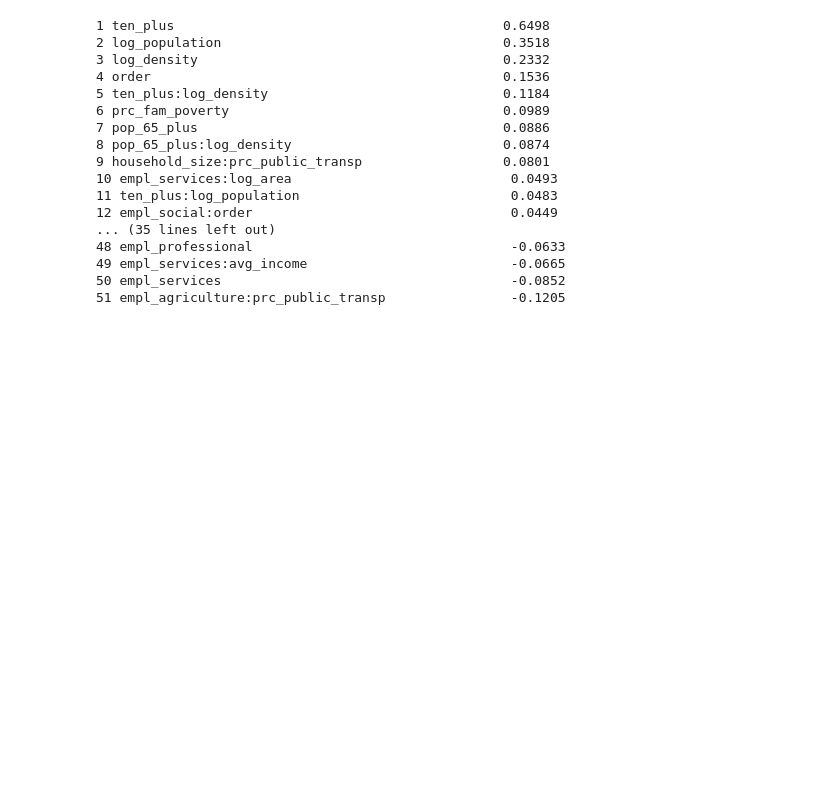
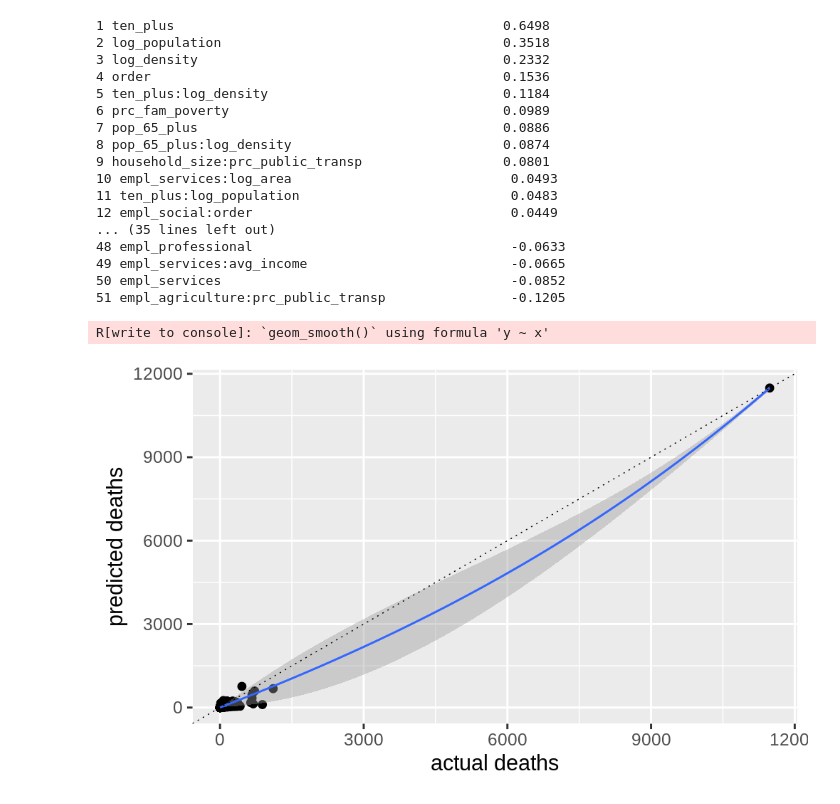
Before and after one commit to aejurgensen/Covid-19, a Jupyter notebook: models_interactions.ipynb, the cells around one changed output. Saved outputs shown, nothing was run; the diff lists cells and outputs as text; code cells hidden in the pictures; blank space fills up the shorter version.

Commit message:
examined model from elasticnet with interaction terms data

```diff
--- a/models_interactions.ipynb
+++ b/models_interactions.ipynb
@@ -532,7 +532,7 @@ with case data, with interactions                       0.636    60664.3
 log predictors, no case data, with interactions         0.980     3270.0        2.1
 log predictors, with case data, with interactions       0.949     8471.3        2.1
 # %%
-# look at models using log predictors, no case data, with interactions using l1_ratio = 1.0 and 0.9
+# look at models using log predictors, no case data, with interactions using l1_ratio = 1.0, 0.9, and 0.7
 ttr_encv10.fit(inter_log_noCases, abbrev["deaths"])
 print("l1_ratio = 1.0")
 print("variables with coeff==0: ", len(ttr_encv10.regressor_.coef_[ttr_encv10.regressor_.coef_ == 0.0]))
@@ -543,7 +543,12 @@ ttr_encv9.fit(inter_log_noCases, abbrev["deaths"])
 print("l1_ratio = 0.9")
 print("variables with coeff==0: ", len(ttr_encv9.regressor_.coef_[ttr_encv9.regressor_.coef_ == 0.0]))
 print("variables with non-zero coeff: ", len(ttr_encv9.regressor_.coef_[ttr_encv9.regressor_.coef_ != 0.0]))
+print()
 
+ttr_encv7.fit(inter_log_noCases, abbrev["deaths"])
+print("l1_ratio = 0.9")
+print("variables with coeff==0: ", len(ttr_encv7.regressor_.coef_[ttr_encv7.regressor_.coef_ == 0.0]))
+print("variables with non-zero coeff: ", len(ttr_encv7.regressor_.coef_[ttr_encv7.regressor_.coef_ != 0.0]))
 # l1_ratio=1.0 is MUCH more parsimonious
 # %% [output]
 l1_ratio = 1.0
@@ -585,3 +594,20 @@ for pair in coeffs:
 49 empl_services:avg_income                          -0.0665
 50 empl_services                                     -0.0852
 51 empl_agriculture:prc_public_transp                -0.1205
+# %%
+exam = abbrev.copy()
+exam["fitted"] = ttr_encv10.regressor_.predict(inter_log_noCases)
+exam["pred"] = ttr_encv10.inverse_func(ttr_encv10.regressor_.predict(inter_log_noCases))
+
+#exam["fitted"] = ttr2.regressor_.predict(abbrev[log_predictors_noCaseData])
+#exam["pred"] = ttr2.inverse_func(ttr2.regressor_.predict(abbrev[log_predictors_noCaseData]))
+# %%
+%%R -i exam -w 5 -h 3 --units in -r 200
+
+ggplot(exam, aes(x=deaths, y=pred)) + geom_jitter() +
+geom_smooth(method = "loess", size = 0.5) +
+geom_abline(slope=1, intercept=0, size = 0.25, linetype="dotted") +
+xlab("actual deaths") + ylab("predicted deaths")
+# %% [output]
+R[write to console]: `geom_smooth()` using formula 'y ~ x'
+[figure, added]
```
Also changed, not shown: parts of 9 cells of this notebook.
